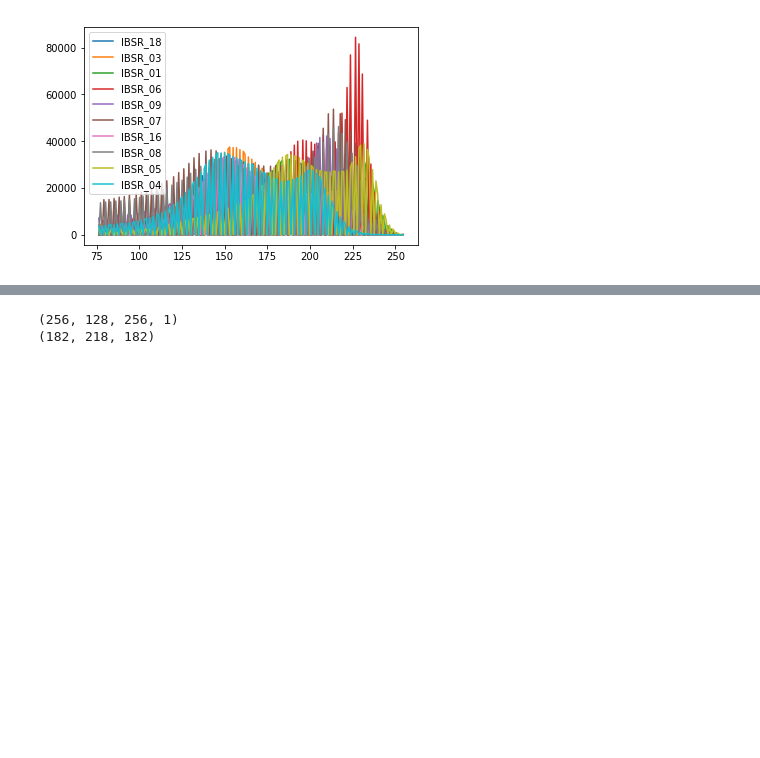
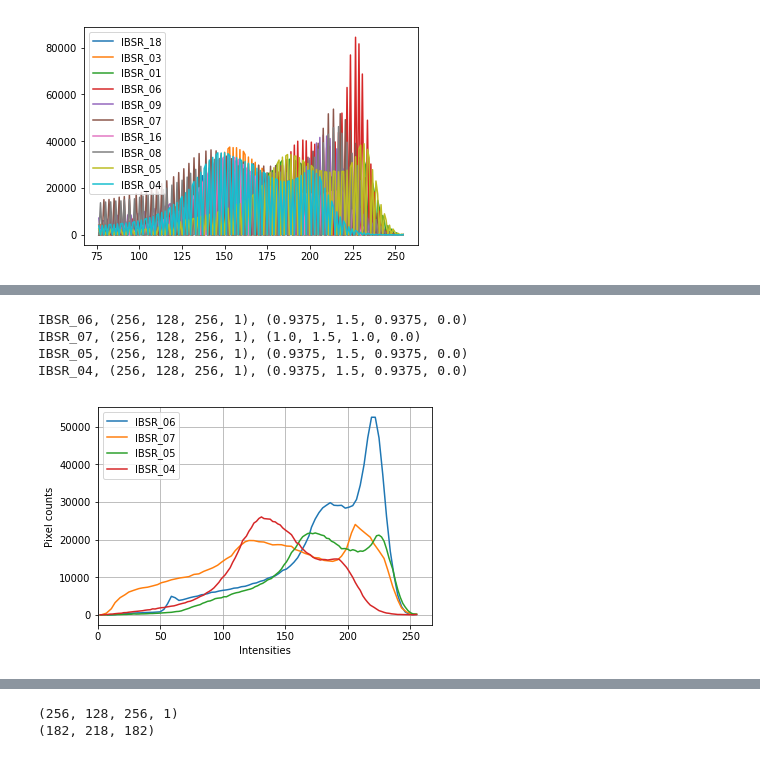
Before and after one commit to OlehKSS/misa-project, a Jupyter notebook: Pre-processing.ipynb, the cells around one changed output, grey strips where cells are left out. Cells and saved outputs as stored; diff of their text form; code cells hidden in the pictures; blank space fills up the shorter version.

```diff
--- a/Pre-processing.ipynb
+++ b/Pre-processing.ipynb
@@ -220,0 +241,38 @@ IBSR_04, (182, 218, 182), (1.0, 1.0, 1.0)
+# %%
+# Stretched Test Images
+onlydirs = ['IBSR_06', 'IBSR_07', 'IBSR_05', 'IBSR_04']
+
+data_folder_name = "Training_Set"
+data_dir = f"./data/{data_folder_name}/"
+
+for f in onlydirs:
+    # Import image to be processed
+    img_path = join(data_dir,f,f'{f}.nii.gz')
+    img = nib.load(img_path)
+    data = img.get_data()
+
+    print(f"{f}, {data.shape}, {img.header.get_zooms()}")
+
+    # Pre-process image data
+    nbins = 256
+    data = hist_stretch(data, 0.99999, nbins=nbins)
+    hist, hist_bins = histogram(data, nbins=nbins)
+
+    # select non-zero entiries
+    indices = np.nonzero(hist)
+    hist = hist[indices]
+    hist_bins = hist_bins[indices]
+    plt.plot(hist_bins[1:], hist[1:])
+
+plt.grid()
+plt.xlim(left=0)
+plt.ylabel('Pixel counts')
+plt.xlabel('Intensities')
+plt.legend(onlydirs)
+plt.show()
+# %% [output]
+IBSR_06, (256, 128, 256, 1), (0.9375, 1.5, 0.9375, 0.0)
+IBSR_07, (256, 128, 256, 1), (1.0, 1.5, 1.0, 0.0)
+IBSR_05, (256, 128, 256, 1), (0.9375, 1.5, 0.9375, 0.0)
+IBSR_04, (256, 128, 256, 1), (0.9375, 1.5, 0.9375, 0.0)
+[figure, added]
```
Also changed, not shown: parts of 8 cells of this notebook, 3 other files.
